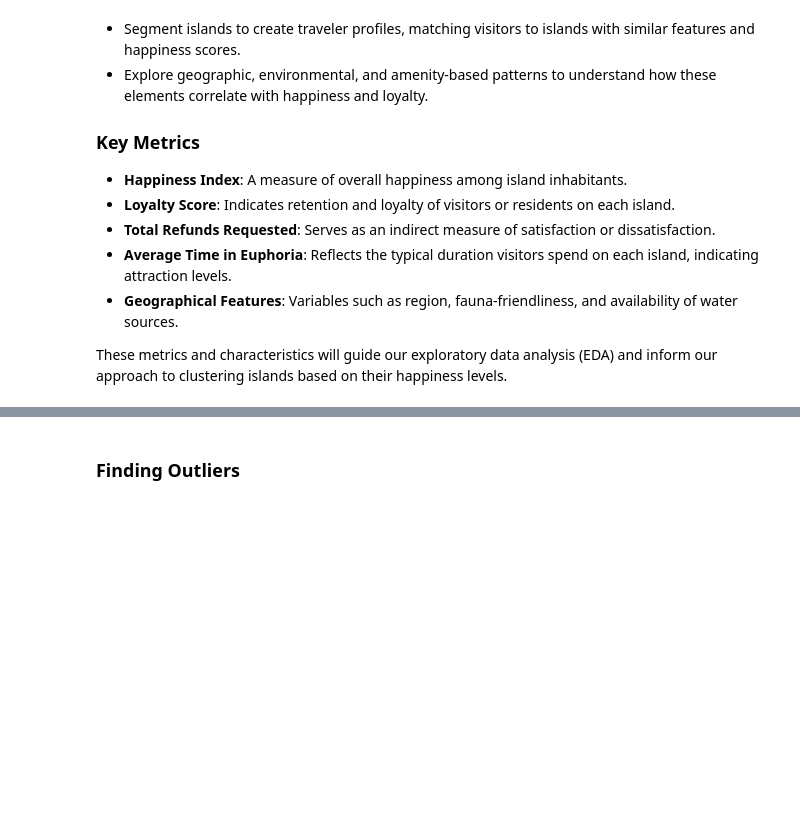
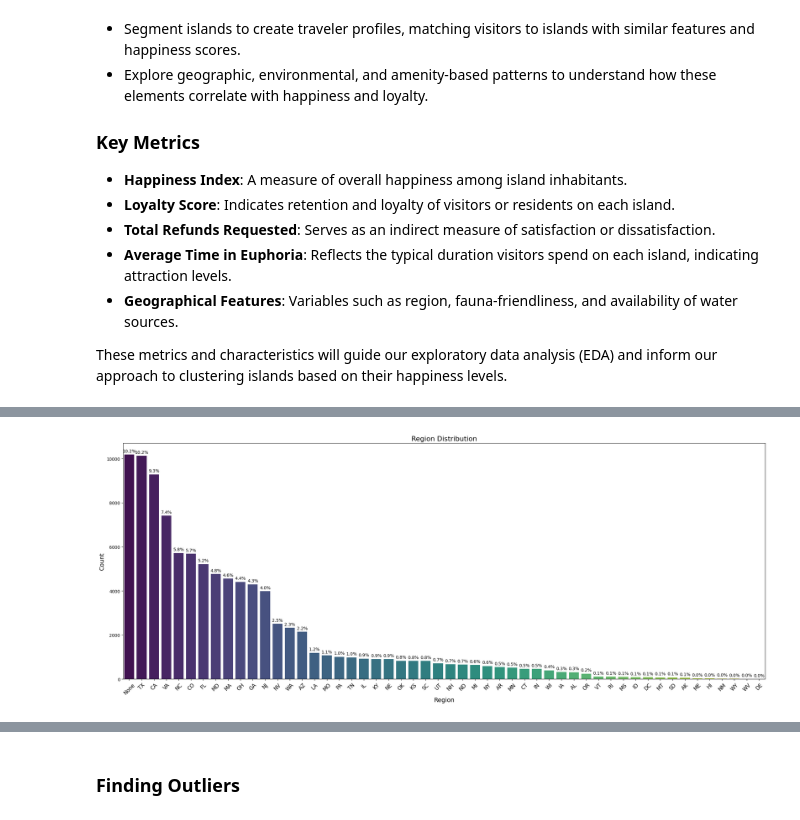
Before and after one commit to Matteo115/Euphoria-299661, a Jupyter notebook: new_main.ipynb, the cells around one changed output, grey strips where cells are left out. Drawn from its saved outputs; the diff is of its cells as text; code cells hidden in the pictures; blank space fills up the shorter version.

```diff
--- a/new_main.ipynb
+++ b/new_main.ipynb
@@ -163,0 +112,82 @@ plt.show()
+# %%
+import seaborn as sns
+
+# Function to plot categorical distribution
+def plot_categorical_distribution(data, column, figsize=(10, 6), rotation=45, show_percent=True):
+    """
+    Plots the distribution of a categorical column, including counts of 'None' (NaN) values.
+    """
+    # Include None/NaN counts as a separate category
+    counts = data[column].fillna('None').value_counts()
+
+    # Create the plot
+    plt.figure(figsize=figsize)
+    sns.barplot(x=counts.index, y=counts.values, hue= counts.index, palette="viridis")
+    plt.xticks(rotation=rotation, fontsize=12)
+    plt.title(f'{column.capitalize()} Distribution', fontsize=16)
+    plt.xlabel(column.capitalize(), fontsize=14)
+    plt.ylabel('Count', fontsize=14)
+
+    # Add percentage labels
+    if show_percent:
+        for i, v in enumerate(counts.values):
+            plt.text(
+                i, v + max(counts.values) * 0.01,  # Slightly offset for visibility
+                f"{(v / counts.sum() * 100):.1f}%",
+                ha='center', fontsize=10
+            )
+
+    plt.tight_layout()
+    plt.show()
+
+# Function to analyze features column (list or comma-separated values)
+def plot_feature_distribution(data, column, figsize=(14, 8)):
+    """
+    Plots the distribution of items in a column containing lists or comma-separated values.
+    Handles NaN values explicitly.
+    """
+    # Handle missing values by replacing them with "None"
+    features_series = data[column].fillna('None')
+
+    # Split the feature strings into individual items, flatten the list
+    features_split = features_series.str.split(',')
+    features_flattened = [item.strip() for sublist in features_split for item in sublist]  # Trim whitespace
+
+    # Count occurrences of each feature
+    features_counts = pd.Series(features_flattened).value_counts()
+
+    # Prepare the data for visualization
+    features_df = pd.DataFrame(features_counts).reset_index()
+    features_df.columns = ['Feature', 'Count']
+    features_df['Percentage'] = (features_df['Count'] / features_df['Count'].sum()) * 100
+
+    # Create the vertical barplot
+    plt.figure(figsize=figsize)
+    sns.barplot(x='Feature', y='Count', data=features_df, hue='Feature', palette='viridis')
+
+    # Add percentages on top of the bars
+    for index, row in features_df.iterrows():
+        plt.text(
+            index, row['Count'] + max(features_df['Count']) * 0.01,  # Offset based on maximum value
+            f"{row['Percentage']:.1f}%",
+            ha='center', fontsize=10
+        )
+
+    # Customize the plot
+    plt.title('Features Distribution', fontsize=16)
+    plt.xlabel('Feature', fontsize=14)
+    plt.ylabel('Count', fontsize=14)
+    plt.xticks(rotation=90, fontsize=12)
+    plt.tight_layout()
+    plt.show()
+
+# Plot categorical distributions
+categorical_columns = ['region', 'fauna_friendly', 'entry_fee', 'happiness_metric', 'trade_goods']
+for col in categorical_columns:
+    figsize = (22, 9) if col == 'region' else (10, 6)
+    plot_categorical_distribution(euphoria_data, col, figsize)
+
+# Plot the features column distribution
+plot_feature_distribution(euphoria_data, 'features')
+# %% [output]
+[figure, added]
```
Also changed, not shown: parts of 52 cells of this notebook, 6 other files.
